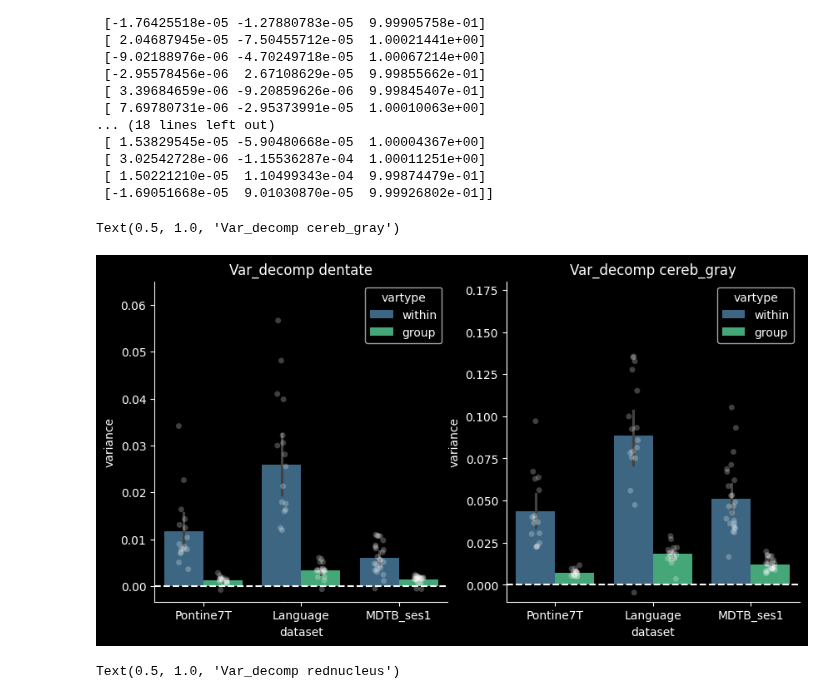
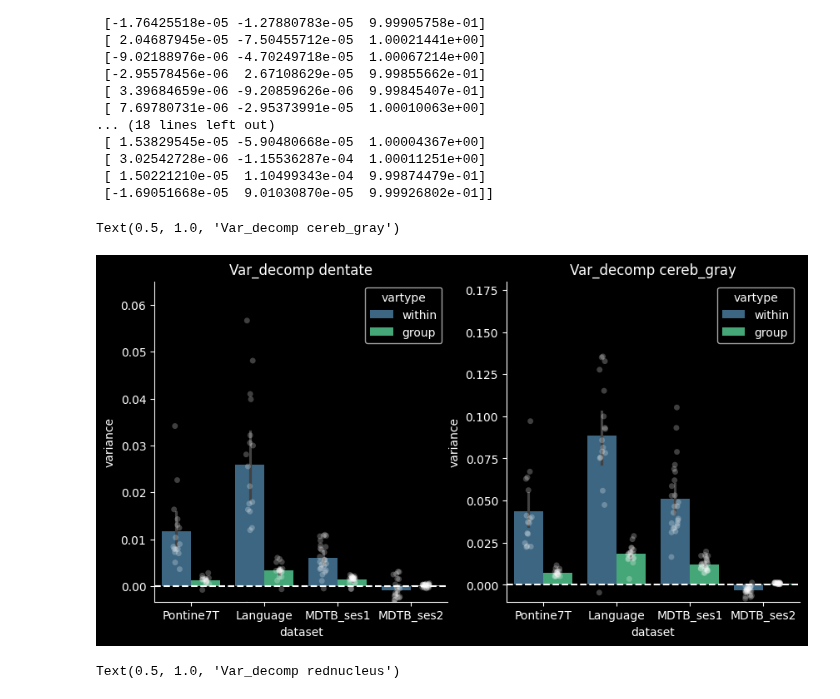
Before and after one commit to DiedrichsenLab/Pontine7T, a Jupyter notebook: notebooks/new_plots_decomp_var_ince.ipynb, the cells around one changed output. Cells and saved outputs as stored; diff of their text form; code cells hidden in the pictures.

Commit message:
added mdtb_ses2 to linear reg

```diff
--- a/notebooks/new_plots_decomp_var_ince.ipynb
+++ b/notebooks/new_plots_decomp_var_ince.ipynb
@@ -322,28 +322,28 @@ sns.set_style(rc=rc)
 # %%
 pal = [[1,1,1],[1,1,1]]
 plt.figure(figsize=(10,5))
 
 plt.subplot(1,2,1)
 X = T[T.atlas=='MNISymDentate1']
-ax=sns.barplot(data=X,x='dataset',y='variance',hue='vartype',order=['Pontine7T','Language','MDTB_ses1'],hue_order=['within','group'],palette='viridis')
-sns.stripplot(data=X,x='dataset',y='variance',hue='vartype',order=['Pontine7T','Language', 'MDTB_ses1'],hue_order=['within','group'],palette=pal, alpha=0.25,jitter=0.1,dodge=True,legend=False)
+ax=sns.barplot(data=X,x='dataset',y='variance',hue='vartype',order=['Pontine7T','Language','MDTB_ses1', 'MDTB_ses2'],hue_order=['within','group'],palette='viridis')
+sns.stripplot(data=X,x='dataset',y='variance',hue='vartype',order=['Pontine7T','Language', 'MDTB_ses1', 'MDTB_ses2'],hue_order=['within','group'],palette=pal, alpha=0.25,jitter=0.1,dodge=True,legend=False)
 ax.axhline(0,color='white',linestyle='--')
 ax.set_ylim(-0.0033,0.065)
 ax.set_title("Var_decomp dentate")
 
 plt.subplot(1,2,2)
 X = T[T.atlas=='MNISymCereb1']
-ax=sns.barplot(data=X,x='dataset',y='variance',hue='vartype',order=['Pontine7T','Language','MDTB_ses1'],hue_order=['within','group'],palette='viridis')
-sns.stripplot(data=X,x='dataset',y='variance',hue='vartype',order=['Pontine7T','Language', 'MDTB_ses1'],hue_order=['within','group'],palette=pal, alpha=0.25,jitter=0.1,dodge=True,legend=False)
+ax=sns.barplot(data=X,x='dataset',y='variance',hue='vartype',order=['Pontine7T','Language','MDTB_ses1', 'MDTB_ses2'],hue_order=['within','group'],palette='viridis')
+sns.stripplot(data=X,x='dataset',y='variance',hue='vartype',order=['Pontine7T','Language', 'MDTB_ses1', 'MDTB_ses2'],hue_order=['within','group'],palette=pal, alpha=0.25,jitter=0.1,dodge=True,legend=False)
 plt.axhline(0,color='white',linestyle='--')
 ax.set_ylim(-0.01,0.18)
 ax.set_title("Var_decomp cereb_gray")
 
 
 #recall that the height of the bars is the MEAN of the subject group + individual values in the .tsv file
 # %% [output]
 Text(0.5, 1.0, 'Var_decomp cereb_gray')
-[figure, old version]
+[figure, new version]
 # %%
 pal = [[1,1,1],[1,1,1]]
 plt.figure(figsize=(10,5))
```
Also changed, not shown: 4 other files.
